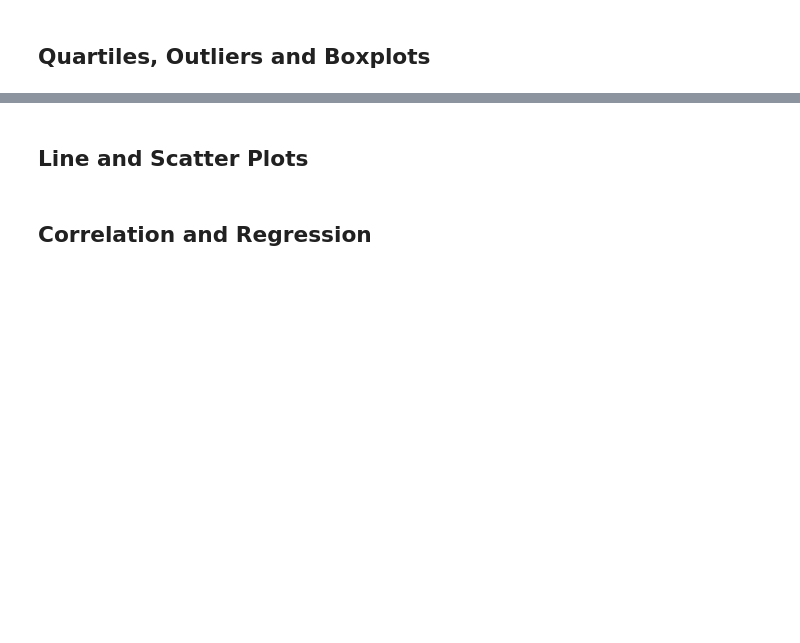
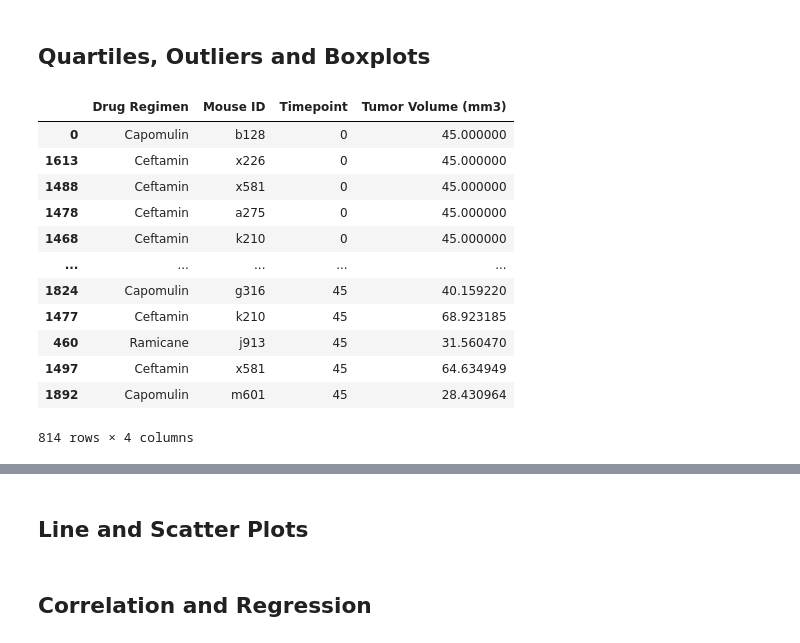
Before and after one commit to zetaum/matplotlib-challenge-The-Power-of-Plots, a Jupyter notebook: Pymaceuticals/pymaceuticals_starter.ipynb, the cells around one changed output, grey strips where cells are left out. Drawn from its saved outputs; the diff is of its cells as text; code cells hidden in the pictures; blank space fills up the shorter version.

```diff
--- a/Pymaceuticals/pymaceuticals_starter.ipynb
+++ b/Pymaceuticals/pymaceuticals_starter.ipynb
@@ -329,8 +328,26 @@ ValueError: Invalid RGBA argument: 'yelow'
 # %%
 # Calculate the final tumor volume of each mouse across four of the treatment regimens:
 # Capomulin, Ramicane, Infubinol, and Ceftamin
 
 # Start by getting the last (greatest) timepoint for each mouse
+four_regimes = combined_study_mouse[combined_study_mouse["Drug Regimen"].isin(["Capomulin", "Ramicane", "Infubinol", "Ceftamin"])]
+four_regimes = four_regimes.sort_values(["Timepoint"], ascending=True)
+four_regimes
 
 
-# Merge this group df with the original dataframe to get the tumor volume at the last timepoint
+four_regimes_data = four_regimes[["Drug Regimen", "Mouse ID", "Timepoint", "Tumor Volume (mm3)"]]
+four_regimes_data
+# %% [output]
+|  | Drug Regimen | Mouse ID | Timepoint | Tumor Volume (mm3) |
+| 0 | Capomulin | b128 | 0 | 45.000000 |
+| 1613 | Ceftamin | x226 | 0 | 45.000000 |
+| 1488 | Ceftamin | x581 | 0 | 45.000000 |
+| 1478 | Ceftamin | a275 | 0 | 45.000000 |
+| 1468 | Ceftamin | k210 | 0 | 45.000000 |
+| ... | ... | ... | ... | ... |
+| 1824 | Capomulin | g316 | 45 | 40.159220 |
+| 1477 | Ceftamin | k210 | 45 | 68.923185 |
+| 460 | Ramicane | j913 | 45 | 31.560470 |
+| 1497 | Ceftamin | x581 | 45 | 64.634949 |
+| 1892 | Capomulin | m601 | 45 | 28.430964 |
+814 rows × 4 columns
```
Also changed, not shown: parts of 4 cells of this notebook.
